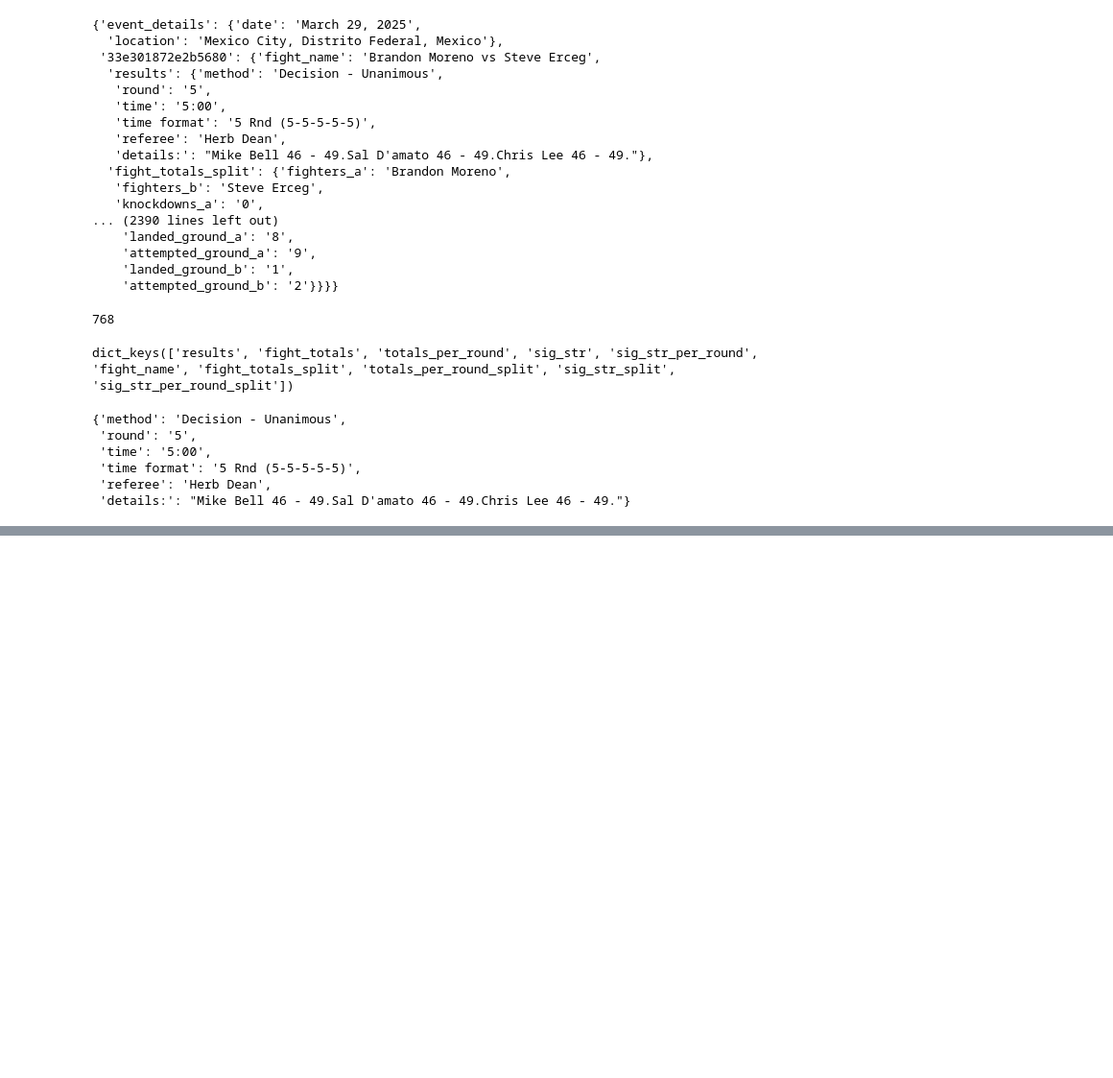
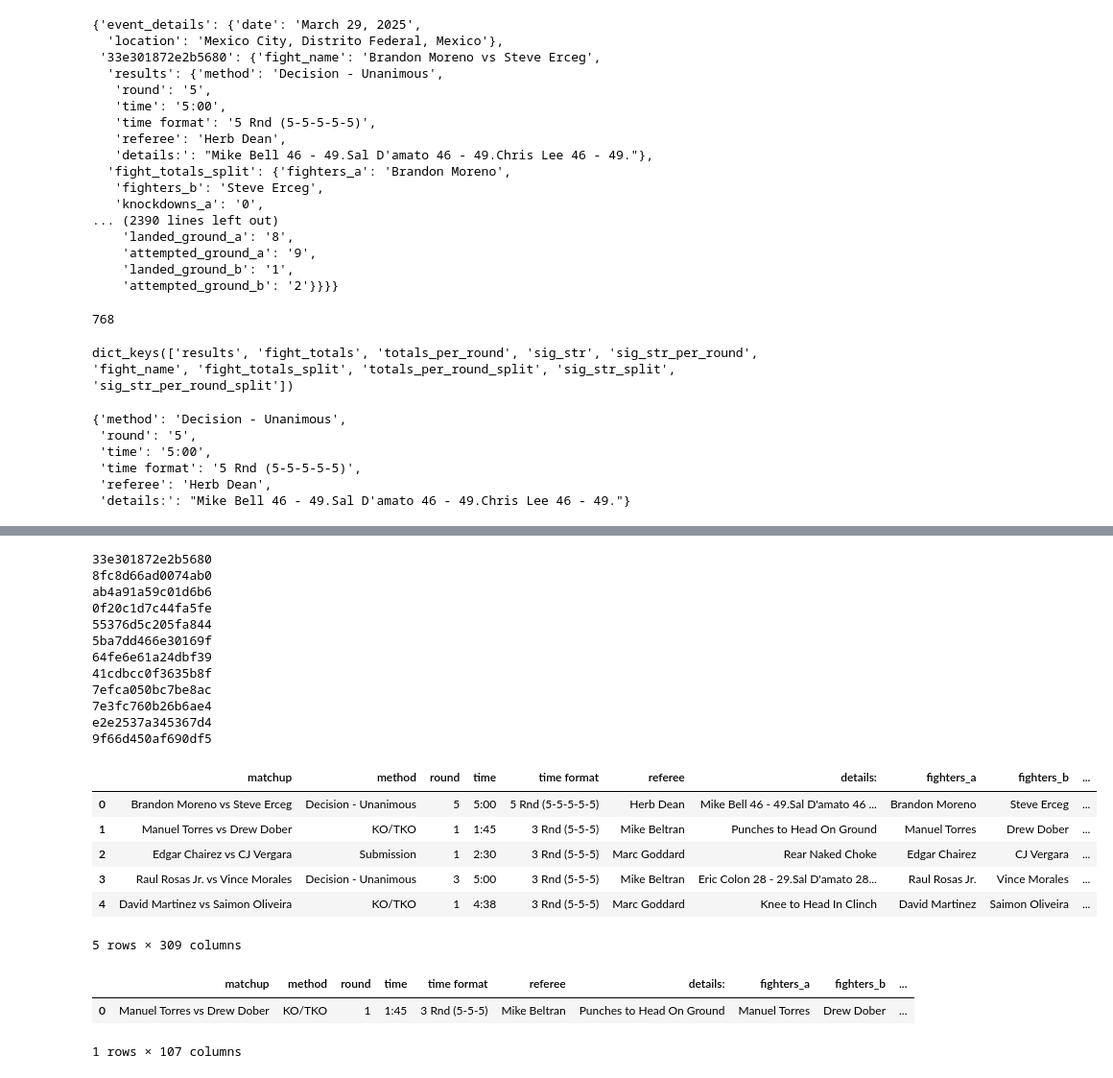
Before and after one commit to aarbisman/ufc_prediction, a Jupyter notebook: merge_files.ipynb, the cells around one changed output, grey strips where cells are left out. Shown at 96% size. Drawn from its saved outputs; the diff is of its cells as text; code cells hidden in the pictures; blank space fills up the shorter version.

Commit message:
added conversion function from json data to pandas dataframe

```diff
--- a/merge_files.ipynb
+++ b/merge_files.ipynb
@@ -275,0 +345,69 @@ TypeError: 'type' object is not subscriptable
+# %%
+## create the database schema
+df_cols_dedup_file = pd.read_csv('data_schema_dedup.csv')
+df_cols = df_cols_dedup_file['col_name'].tolist()
+df_schema = pd.DataFrame(columns = df_cols)
+df_schema
+
+event_df = df_schema.copy()
+
+
+def dataframe_from_event(event_dict, df_schema, dup_cols_list):
+
+    event_df = df_schema.copy()
+
+    for fight in event_dict:
+        if fight != 'event_details':
+            df_fight_row = dataframe_row_from_fight(event_dict[fight])
+            df_fight_row_dedup = deduplicate_fight_df_row(df_fight_row, dup_cols_list)
+
+            event_df = pd.concat([event_df, df_fight_row_dedup], ignore_index = True)
+
+
+    event_df['event_date'] = event_dict['event_details']['date']
+    event_df['event_location'] = event_dict['event_details']['location']
+
+    return event_df
+
+
+dataframe_from_event(test_event[''], df_schema, dup_cols)
+
+
+
+
+
+
+# for fight in test_event:
+#     if fight != 'event_details':
+
+#         df_fight_row = dataframe_row_from_fight(test_event[fight])
+#         df_fight_row_dedup = deduplicate_fight_df_row(df_fight_row, dup_cols)
+
+#         event_df = pd.concat([event_df, df_fight_row_dedup], ignore_index=True)
+
+#         # print(fight)
+
+# event_df['event_date'] = test_event['event_details']['date']
+# event_df['event_location'] = test_event['event_details']['location']
+
+event_df.head()
+# %% [output]
+33e301872e2b5680
+8fc8d66ad0074ab0
+ab4a91a59c01d6b6
+0f20c1d7c44fa5fe
+55376d5c205fa844
+5ba7dd466e30169f
+64fe6e61a24dbf39
+41cdbcc0f3635b8f
+7efca050bc7be8ac
+7e3fc760b26b6ae4
+e2e2537a345367d4
+9f66d450af690df5
+|  | matchup | method | round | time | time format | referee | details: | fighters_a | fighters_b | ... |
+| 0 | Brandon Moreno vs Steve Erceg | Decision - Unanimous | 5 | 5:00 | 5 Rnd (5-5-5-5-5) | Herb Dean | Mike Bell 46 - 49.Sal D'amato 46 ... | Brandon Moreno | Steve Erceg | ... |
+| 1 | Manuel Torres vs Drew Dober | KO/TKO | 1 | 1:45 | 3 Rnd (5-5-5) | Mike Beltran | Punches to Head On Ground | Manuel Torres | Drew Dober | ... |
+| 2 | Edgar Chairez vs CJ Vergara | Submission | 1 | 2:30 | 3 Rnd (5-5-5) | Marc Goddard | Rear Naked Choke | Edgar Chairez | CJ Vergara | ... |
+| 3 | Raul Rosas Jr. vs Vince Morales | Decision - Unanimous | 3 | 5:00 | 3 Rnd (5-5-5) | Mike Beltran | Eric Colon 28 - 29.Sal D'amato 28... | Raul Rosas Jr. | Vince Morales | ... |
+| 4 | David Martinez vs Saimon Oliveira | KO/TKO | 1 | 4:38 | 3 Rnd (5-5-5) | Marc Goddard | Knee to Head In Clinch | David Martinez | Saimon Oliveira | ... |
+5 rows × 309 columns
@@ -275,0 +416,7 @@ TypeError: 'type' object is not subscriptable
+# %%
+deduplicate_fight_df_row(dataframe_row_from_fight(test_event['33e301872e2b5680']), dup_cols)
+deduplicate_fight_df_row(dataframe_row_from_fight(test_event['8fc8d66ad0074ab0']), dup_cols)
+# %% [output]
+|  | matchup | method | round | time | time format | referee | details: | fighters_a | fighters_b | ... |
+| 0 | Manuel Torres vs Drew Dober | KO/TKO | 1 | 1:45 | 3 Rnd (5-5-5) | Mike Beltran | Punches to Head On Ground | Manuel Torres | Drew Dober | ... |
+1 rows × 107 columns
```
Also changed, not shown: parts of 8 cells of this notebook, 2 other files.
